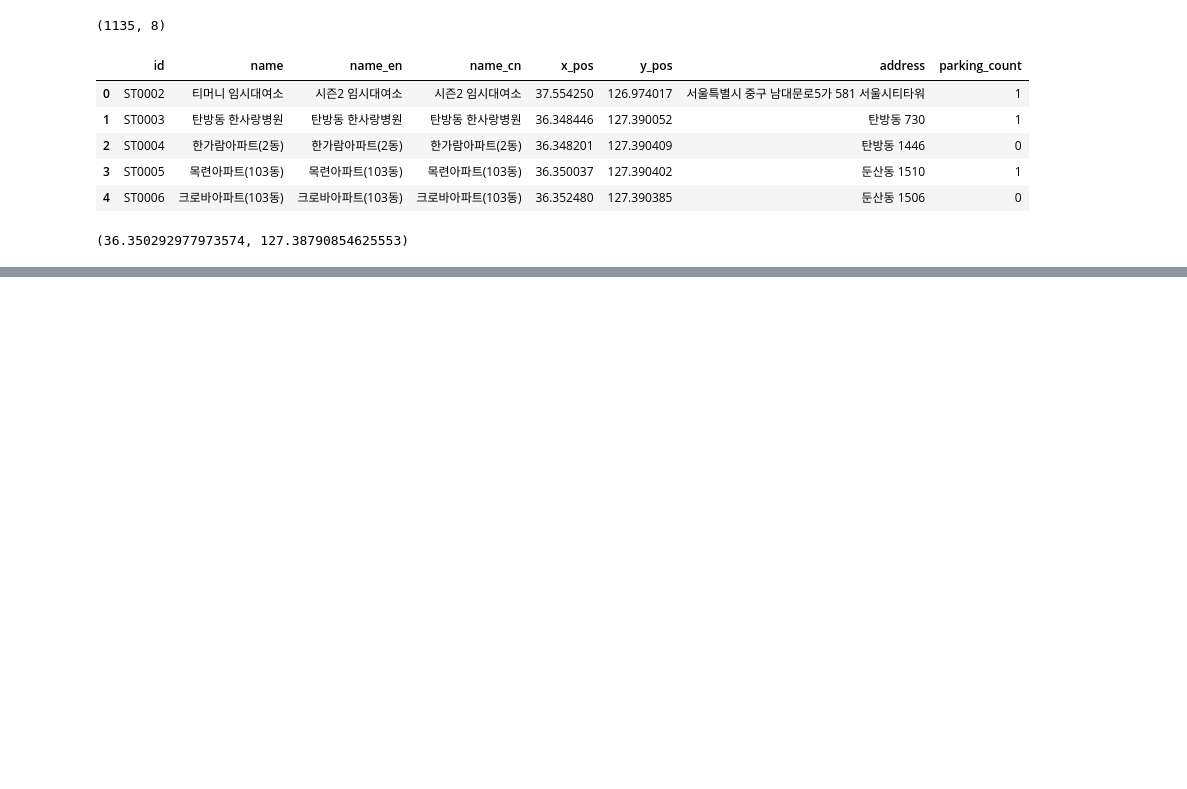
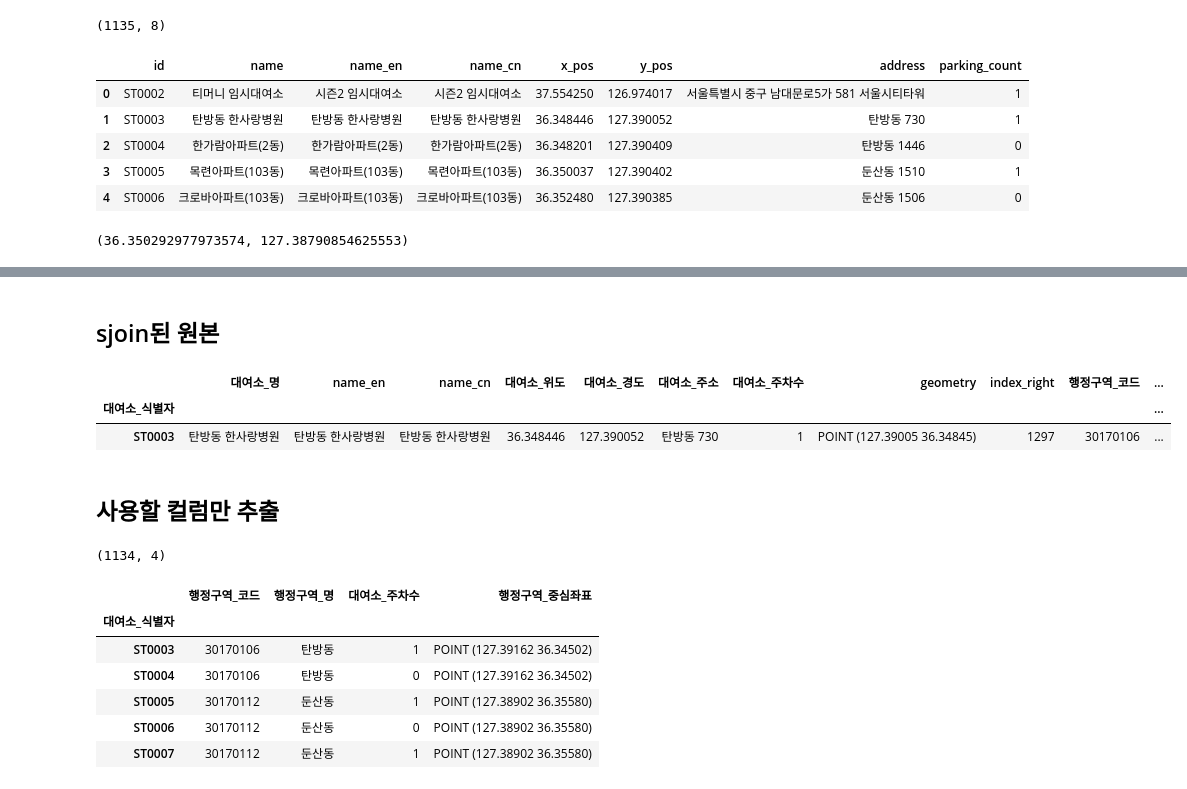
Before and after one commit to pyhub-kr/offline-abc-bootcamp-2023, a Jupyter notebook: 시각화 - 타슈.ipynb, the cells around one changed output, grey strips where cells are left out. Cells and saved outputs as stored; diff of their text form; code cells hidden in the pictures; blank space fills up the shorter version.

```diff
--- a/시각화 - 타슈.ipynb
+++ b/시각화 - 타슈.ipynb
@@ -45,0 +223,38 @@ folium_map
+# %%
+합산_gdf = gpd.sjoin(
+    대여소_gdf,
+    행정구역_gdf,
+    how='left',
+    op='within'
+).set_index("대여소_식별자")
+
+
+display(Markdown("## sjoin된 원본"))
+display(합산_gdf.head(1))
+
+display(Markdown("## 사용할 컬럼만 추출"))
+합산_gdf = 합산_gdf[
+    [
+        "행정구역_코드",
+        "행정구역_명",
+        "대여소_주차수",
+        "행정구역_중심좌표",
+    ]
+]
+
+print(합산_gdf.shape)
+합산_gdf.head()
+# %% [output]
+## sjoin된 원본
+|  | 대여소_명 | name_en | name_cn | 대여소_위도 | 대여소_경도 | 대여소_주소 | 대여소_주차수 | geometry | index_right | 행정구역_코드 | ... |
+| 대여소_식별자 |  |  |  |  |  |  |  |  |  |  | ... |
+| ST0003 | 탄방동 한사랑병원 | 탄방동 한사랑병원 | 탄방동 한사랑병원 | 36.348446 | 127.390052 | 탄방동 730 | 1 | POINT (127.39005 36.34845) | 1297 | 30170106 | ... |
+## 사용할 컬럼만 추출
+(1134, 4)
+|  | 행정구역_코드 | 행정구역_명 | 대여소_주차수 | 행정구역_중심좌표 |
+| 대여소_식별자 |  |  |  |  |
+| ST0003 | 30170106 | 탄방동 | 1 | POINT (127.39162 36.34502) |
+| ST0004 | 30170106 | 탄방동 | 0 | POINT (127.39162 36.34502) |
+| ST0005 | 30170112 | 둔산동 | 1 | POINT (127.38902 36.35580) |
+| ST0006 | 30170112 | 둔산동 | 0 | POINT (127.38902 36.35580) |
+| ST0007 | 30170112 | 둔산동 | 1 | POINT (127.38902 36.35580) |
```
Also changed, not shown: parts of 30 cells of this notebook.
